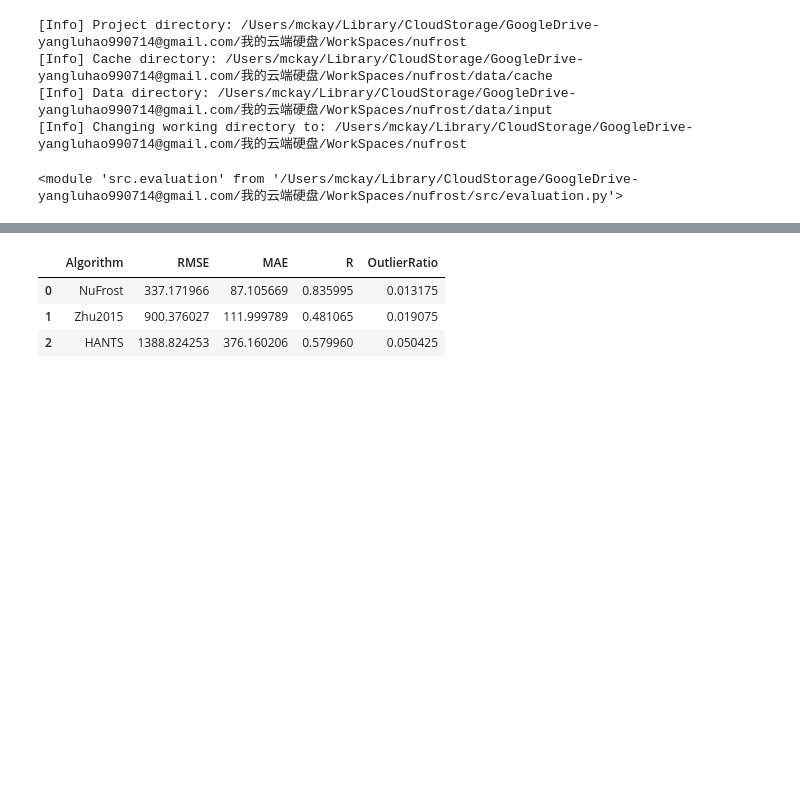
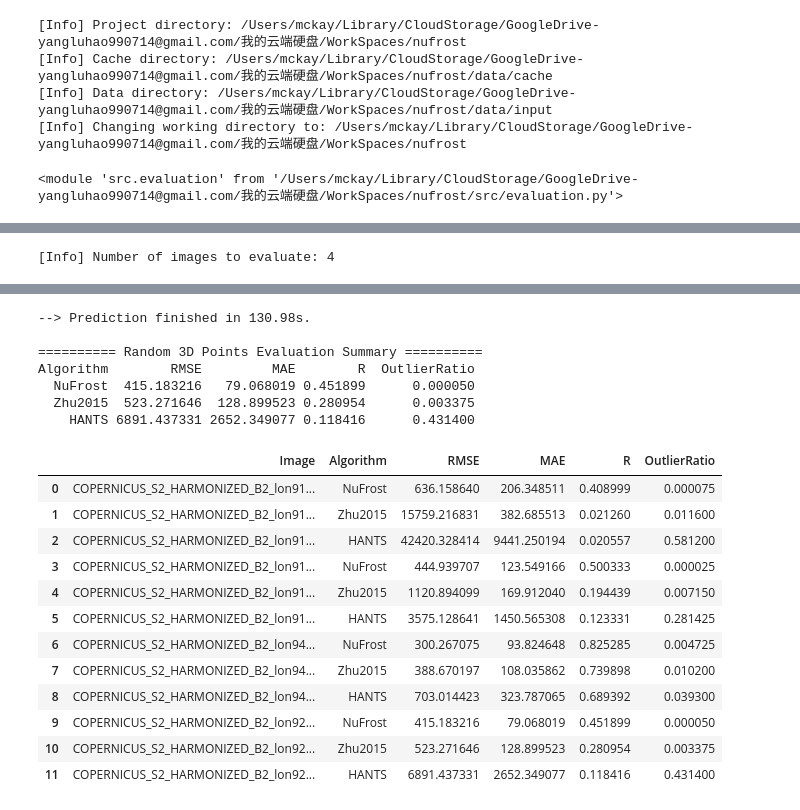
Before and after one commit to Mckay-Yang/nuforst, a Jupyter notebook: notebooks/local_evaluate.ipynb, the cells around one changed output, grey strips where cells are left out. Cells and saved outputs as stored; diff of their text form; code cells hidden in the pictures; blank space fills up the shorter version.

Commit message:
- Improved performance, add plot method for evaluation.

```diff
--- a/notebooks/local_evaluate.ipynb
+++ b/notebooks/local_evaluate.ipynb
@@ -46,21 +37,49 @@ if not IMAGE_PATH.exists():
+# %%
+# Modify these parameters manually
+IMAGE_NAMES = [
+    "COPERNICUS_S2_HARMONIZED_B2_lon91.2734_lat29.7904.tif",
+    "COPERNICUS_S2_HARMONIZED_B2_lon91.9113_lat29.1816.tif",
+    "COPERNICUS_S2_HARMONIZED_B2_lon94.3610_lat29.6483.tif",
+    "COPERNICUS_S2_HARMONIZED_B2_lon92.6035_lat28.9443.tif",
+]
+
+print(f"[Info] Number of images to evaluate: {len(IMAGE_NAMES)}")
+# %% [output]
+[Info] Number of images to evaluate: 4
 # %%
 print("========== Starting Local Accuracy Assessment ==========")
 
-args = build_args({})
-args.image = str(IMAGE_PATH)
-args.cache_dir = str(CACHE_DIR)
-args.n_jobs = -1
+all_results = []
+for image_name in IMAGE_NAMES:
+    image_path = DATA_DIR / image_name
 
-df_results = src.evaluation.evaluate_algorithms(
-    image_path=str(args.image),
-    args=args,
-    num_points=40000,
-    n_jobs=args.n_jobs
-)
+    print(f"\n--- Evaluating: {image_name} ---")
+    if not image_path.exists():
+        print(f"[Warning] File not found: {image_path}. Skipping.")
+        continue
 
-pd.set_option("display.max_columns", None)
-pd.set_option("display.width", 1200)
-display(df_results)
+    args = build_args({})
+    args.image = str(image_path)
+    args.cache_dir = str(CACHE_DIR)
+    args.n_jobs = -1
+
+    df_results = src.evaluation.evaluate_algorithms(
+        image_path=str(args.image),
+        args=args,
+        num_points=40000,
+        n_jobs=args.n_jobs
+    )
+
+    df_results.insert(0, "Image", image_name)
+    all_results.append(df_results)
+
+if all_results:
+    final_df = pd.concat(all_results, ignore_index=True)
+    pd.set_option("display.max_columns", None)
+    pd.set_option("display.width", 1200)
+    display(final_df)
+else:
+    print("No valid images processed.")
 # %% [output]
 ========== Starting Local Accuracy Assessment ==========
 
@@ -80,4 +142,20 @@ Algorithm        RMSE        MAE        R  OutlierRatio
+--> Prediction finished in 130.98s.
+
+========== Random 3D Points Evaluation Summary ==========
+Algorithm        RMSE         MAE        R  OutlierRatio
+  NuFrost  415.183216   79.068019 0.451899      0.000050
+  Zhu2015  523.271646  128.899523 0.280954      0.003375
+    HANTS 6891.437331 2652.349077 0.118416      0.431400
-|  | Algorithm | RMSE | MAE | R | OutlierRatio |
-| 0 | NuFrost | 337.171966 | 87.105669 | 0.835995 | 0.013175 |
-| 1 | Zhu2015 | 900.376027 | 111.999789 | 0.481065 | 0.019075 |
-| 2 | HANTS | 1388.824253 | 376.160206 | 0.579960 | 0.050425 |
+|  | Image | Algorithm | RMSE | MAE | R | OutlierRatio |
+| 0 | COPERNICUS_S2_HARMONIZED_B2_lon91... | NuFrost | 636.158640 | 206.348511 | 0.408999 | 0.000075 |
+| 1 | COPERNICUS_S2_HARMONIZED_B2_lon91... | Zhu2015 | 15759.216831 | 382.685513 | 0.021260 | 0.011600 |
+| 2 | COPERNICUS_S2_HARMONIZED_B2_lon91... | HANTS | 42420.328414 | 9441.250194 | 0.020557 | 0.581200 |
+| 3 | COPERNICUS_S2_HARMONIZED_B2_lon91... | NuFrost | 444.939707 | 123.549166 | 0.500333 | 0.000025 |
+| 4 | COPERNICUS_S2_HARMONIZED_B2_lon91... | Zhu2015 | 1120.894099 | 169.912040 | 0.194439 | 0.007150 |
+| 5 | COPERNICUS_S2_HARMONIZED_B2_lon91... | HANTS | 3575.128641 | 1450.565308 | 0.123331 | 0.281425 |
+| 6 | COPERNICUS_S2_HARMONIZED_B2_lon94... | NuFrost | 300.267075 | 93.824648 | 0.825285 | 0.004725 |
+| 7 | COPERNICUS_S2_HARMONIZED_B2_lon94... | Zhu2015 | 388.670197 | 108.035862 | 0.739898 | 0.010200 |
+| 8 | COPERNICUS_S2_HARMONIZED_B2_lon94... | HANTS | 703.014423 | 323.787065 | 0.689392 | 0.039300 |
+| 9 | COPERNICUS_S2_HARMONIZED_B2_lon92... | NuFrost | 415.183216 | 79.068019 | 0.451899 | 0.000050 |
+| 10 | COPERNICUS_S2_HARMONIZED_B2_lon92... | Zhu2015 | 523.271646 | 128.899523 | 0.280954 | 0.003375 |
+| 11 | COPERNICUS_S2_HARMONIZED_B2_lon92... | HANTS | 6891.437331 | 2652.349077 | 0.118416 | 0.431400 |
```
Also changed, not shown: parts of 2 cells of this notebook, 8 other files.
